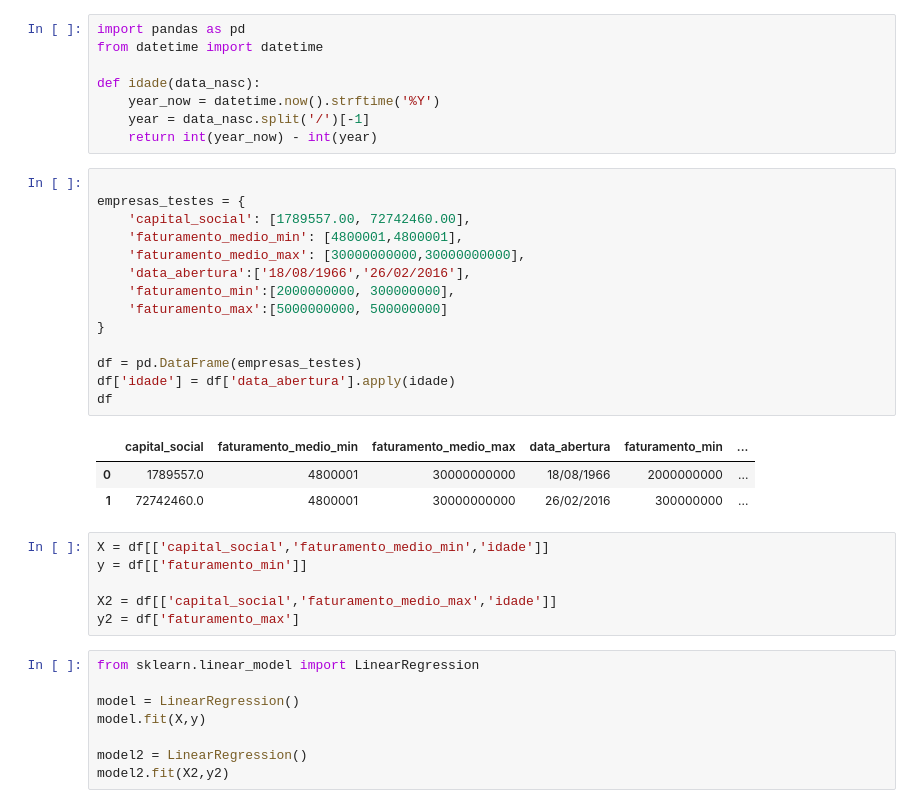
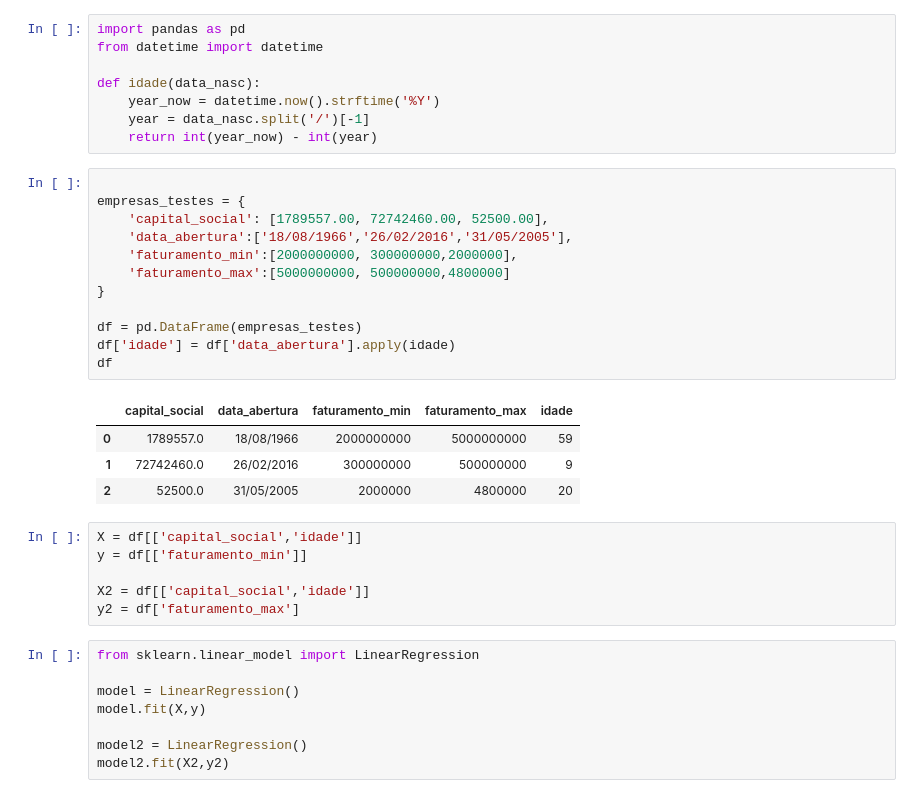
Before and after one commit to DanielDemico/base_receita_federal, a Jupyter notebook: modelo.ipynb, the cells around one changed output. Cells and saved outputs as stored; diff of their text form.

```diff
--- a/modelo.ipynb
+++ b/modelo.ipynb
@@ -9,26 +9,25 @@ def idade(data_nasc):
 # %%
 
 empresas_testes = {
-    'capital_social': [1789557.00, 72742460.00],
-    'faturamento_medio_min': [4800001,4800001],
-    'faturamento_medio_max': [30000000000,30000000000],
-    'data_abertura':['18/08/1966','26/02/2016'],
-    'faturamento_min':[2000000000, 300000000],
-    'faturamento_max':[5000000000, 500000000]
+    'capital_social': [1789557.00, 72742460.00, 52500.00],
+    'data_abertura':['18/08/1966','26/02/2016','31/05/2005'],
+    'faturamento_min':[2000000000, 300000000,2000000],
+    'faturamento_max':[5000000000, 500000000,4800000]
 }
 
 df = pd.DataFrame(empresas_testes)
 df['idade'] = df['data_abertura'].apply(idade)
 df
 # %% [output]
-|  | capital_social | faturamento_medio_min | faturamento_medio_max | data_abertura | faturamento_min | ... |
-| 0 | 1789557.0 | 4800001 | 30000000000 | 18/08/1966 | 2000000000 | ... |
-| 1 | 72742460.0 | 4800001 | 30000000000 | 26/02/2016 | 300000000 | ... |
+|  | capital_social | data_abertura | faturamento_min | faturamento_max | idade |
+| 0 | 1789557.0 | 18/08/1966 | 2000000000 | 5000000000 | 59 |
+| 1 | 72742460.0 | 26/02/2016 | 300000000 | 500000000 | 9 |
+| 2 | 52500.0 | 31/05/2005 | 2000000 | 4800000 | 20 |
 # %%
-X = df[['capital_social','faturamento_medio_min','idade']]
+X = df[['capital_social','idade']]
 y = df[['faturamento_min']]
 
-X2 = df[['capital_social','faturamento_medio_max','idade']]
+X2 = df[['capital_social','idade']]
 y2 = df['faturamento_max']
 # %%
 from sklearn.linear_model import LinearRegression
```
Also changed, not shown: parts of 3 cells of this notebook, 2 other files.
